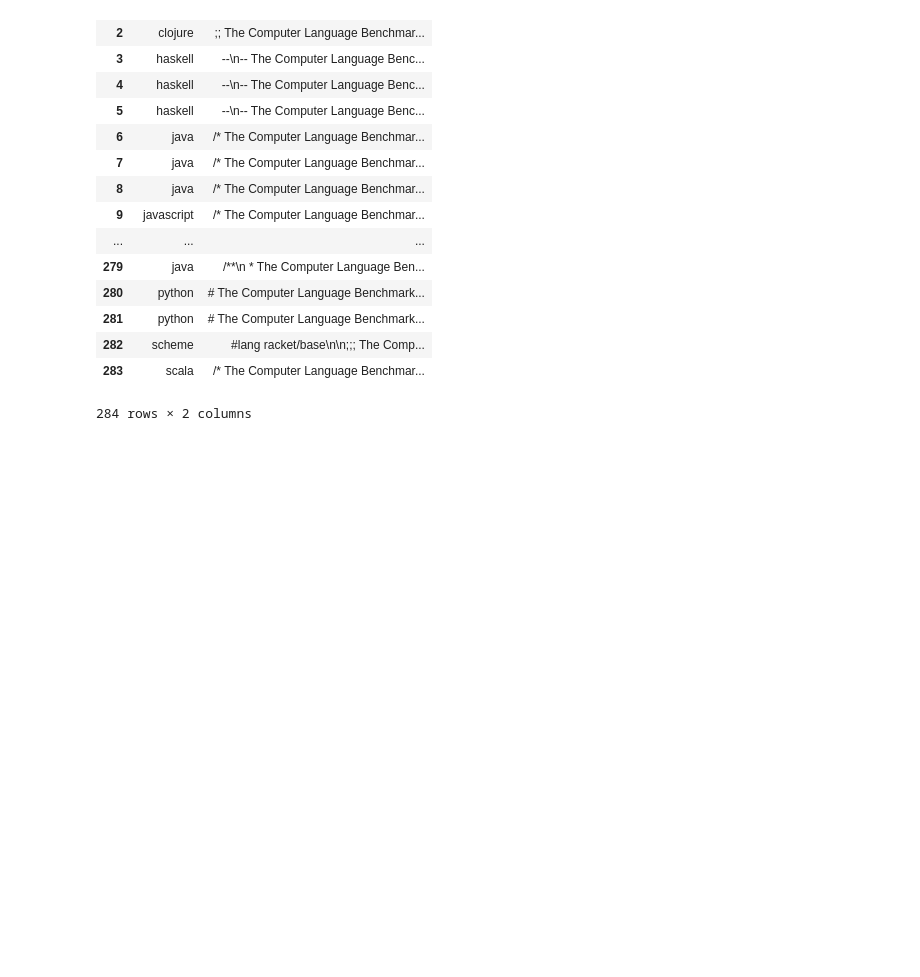
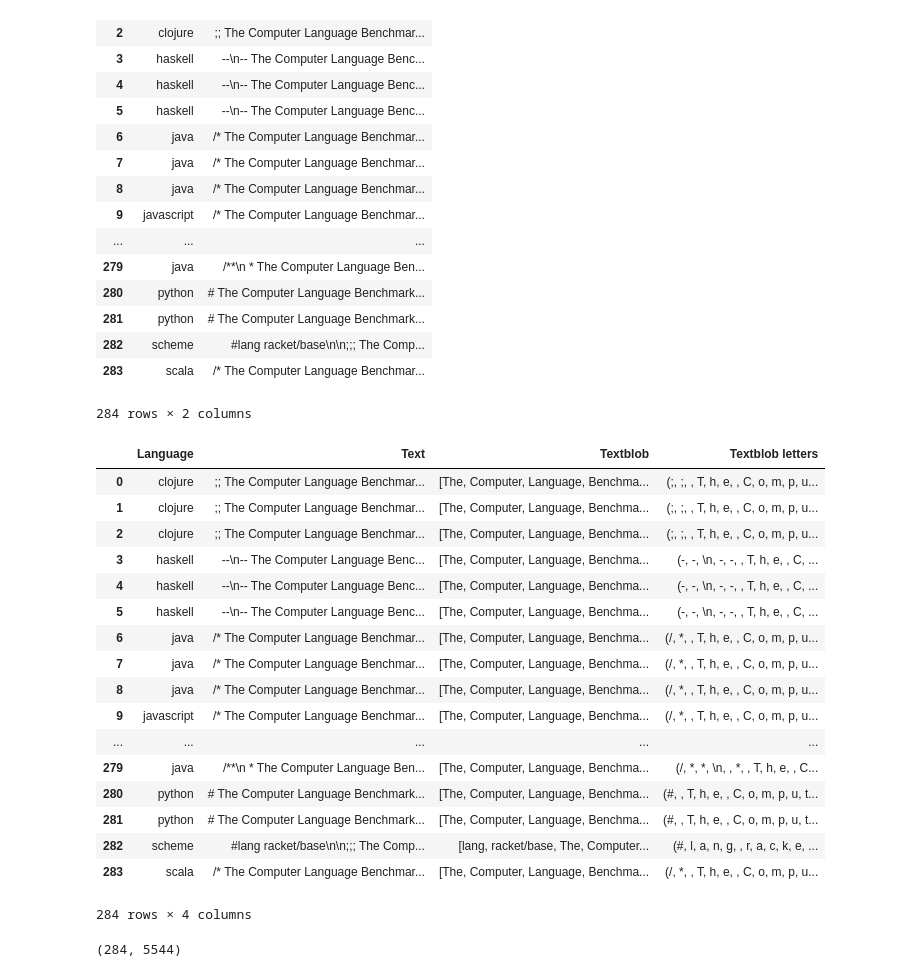
Before and after one commit to tiyd-python-2015-01/programming-language-classifier, a Jupyter notebook: Daniel lab.ipynb, the cells around one changed output. Saved outputs shown, nothing was run; the diff lists cells and outputs as text; code cells hidden in the pictures; blank space fills up the shorter version.

Commit message:
Finished Bag of words

```diff
--- a/Daniel lab.ipynb
+++ b/Daniel lab.ipynb
@@ -43,7 +43,6 @@ def grab_extension(file):
                 return lang
 # %%
 lists = get_files("training/benchmarks/benchmarksgame/bench/")
-df = pd.DataFrame({"Language": lists[1], "Text" : lists[0]})
 # %%
 df
 # %% [output]
@@ -65,3 +64,29 @@ df
 | 282 | scheme | #lang racket/base\n\n;;; The Comp... |
 | 283 | scala | /* The Computer Language Benchmar... |
 284 rows × 2 columns
+# %%
+from textblob import TextBlob
+
+df["Textblob"] = df.Text.apply((lambda x: TextBlob(x).words))
+df["Textblob letters"] = df.Text.apply((lambda x: TextBlob(x)))
+# %%
+df
+# %% [output]
+|  | Language | Text | Textblob | Textblob letters |
+| 0 | clojure | ;; The Computer Language Benchmar... | [The, Computer, Language, Benchma... | (;, ;, , T, h, e, , C, o, m, p, u... |
+| 1 | clojure | ;; The Computer Language Benchmar... | [The, Computer, Language, Benchma... | (;, ;, , T, h, e, , C, o, m, p, u... |
+| 2 | clojure | ;; The Computer Language Benchmar... | [The, Computer, Language, Benchma... | (;, ;, , T, h, e, , C, o, m, p, u... |
+| 3 | haskell | --\n-- The Computer Language Benc... | [The, Computer, Language, Benchma... | (-, -, \n, -, -, , T, h, e, , C, ... |
+| 4 | haskell | --\n-- The Computer Language Benc... | [The, Computer, Language, Benchma... | (-, -, \n, -, -, , T, h, e, , C, ... |
+| 5 | haskell | --\n-- The Computer Language Benc... | [The, Computer, Language, Benchma... | (-, -, \n, -, -, , T, h, e, , C, ... |
+| 6 | java | /* The Computer Language Benchmar... | [The, Computer, Language, Benchma... | (/, *, , T, h, e, , C, o, m, p, u... |
+| 7 | java | /* The Computer Language Benchmar... | [The, Computer, Language, Benchma... | (/, *, , T, h, e, , C, o, m, p, u... |
+| 8 | java | /* The Computer Language Benchmar... | [The, Computer, Language, Benchma... | (/, *, , T, h, e, , C, o, m, p, u... |
+| 9 | javascript | /* The Computer Language Benchmar... | [The, Computer, Language, Benchma... | (/, *, , T, h, e, , C, o, m, p, u... |
+| ... | ... | ... | ... | ... |
+| 279 | java | /**\n * The Computer Language Ben... | [The, Computer, Language, Benchma... | (/, *, *, \n, , *, , T, h, e, , C... |
+| 280 | python | # The Computer Language Benchmark... | [The, Computer, Language, Benchma... | (#, , T, h, e, , C, o, m, p, u, t... |
+| 281 | python | # The Computer Language Benchmark... | [The, Computer, Language, Benchma... | (#, , T, h, e, , C, o, m, p, u, t... |
+| 282 | scheme | #lang racket/base\n\n;;; The Comp... | [lang, racket/base, The, Computer... | (#, l, a, n, g, , r, a, c, k, e, ... |
+| 283 | scala | /* The Computer Language Benchmar... | [The, Computer, Language, Benchma... | (/, *, , T, h, e, , C, o, m, p, u... |
+284 rows × 4 columns
@@ -67,0 +117,13 @@ df
+# %%
+bow_transformer = CountVectorizer(lambda x: TextBlob(x).words).fit(df['Text'])
+
+
+messages_bow = bow_transformer.transform(df['Text'])
+tfidf_transformer = TfidfTransformer().fit(messages_bow)
+
+messages_tfidf = tfidf_transformer.transform(messages_bow)
+print(messages_tfidf.shape)
+
+languages = df[["Language"]]
+# %% [output]
+(284, 5544)
```
Also changed, not shown: parts of 3 cells of this notebook.
